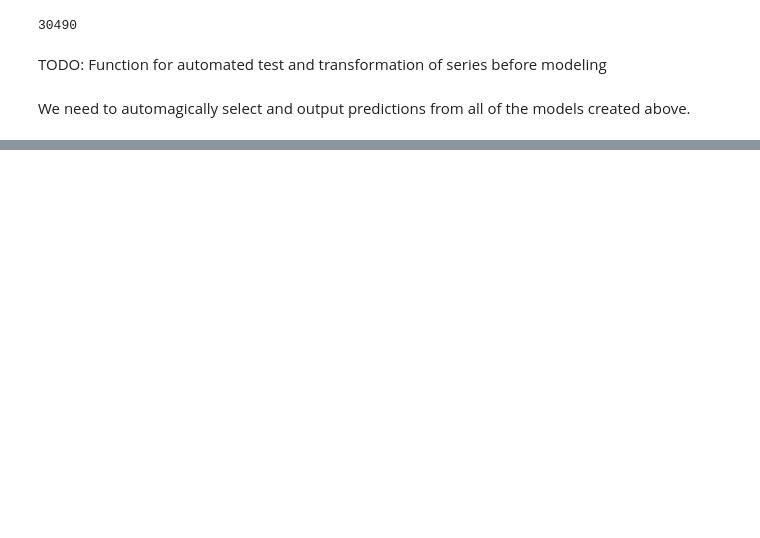
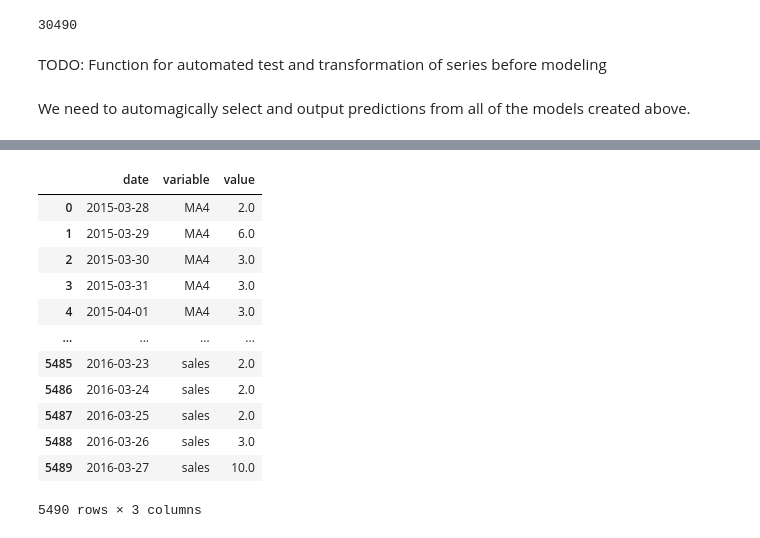
Before and after one commit to DanteHaywood/m5_forecast_accuracy, a Jupyter notebook: m5_forecast_accuracy.ipynb, the cells around one changed output, grey strips where cells are left out. Saved outputs shown, nothing was run; the diff lists cells and outputs as text; code cells hidden in the pictures; blank space fills up the shorter version.

```diff
--- a/m5_forecast_accuracy.ipynb
+++ b/m5_forecast_accuracy.ipynb
@@ -579,6 +579,7 @@ def double_exponential_smoothing(series, alphas, betas, h=0):
     DBL_ES_ALL.append(DBL_ES)
 
   DBL_ES_ALL = pd.DataFrame(DBL_ES_ALL).T
+  preds_all = pd.DataFrame(preds_all).T
 
   return_dict = {
       'series': series,
@@ -989,0 +1154,20 @@ mas
+# %%
+plot_df = train.merge(mods['in_sample_fits'], left_index=True, right_index=True)
+vals = list(mods['in_sample_fits'].columns.values)
+vals.append('sales')
+plot_melt = plot_df.melt(id_vars='date', value_vars=vals)
+plot_melt
+# %% [output]
+|  | date | variable | value |
+| 0 | 2015-03-28 | MA4 | 2.0 |
+| 1 | 2015-03-29 | MA4 | 6.0 |
+| 2 | 2015-03-30 | MA4 | 3.0 |
+| 3 | 2015-03-31 | MA4 | 3.0 |
+| 4 | 2015-04-01 | MA4 | 3.0 |
+| ... | ... | ... | ... |
+| 5485 | 2016-03-23 | sales | 2.0 |
+| 5486 | 2016-03-24 | sales | 2.0 |
+| 5487 | 2016-03-25 | sales | 2.0 |
+| 5488 | 2016-03-26 | sales | 3.0 |
+| 5489 | 2016-03-27 | sales | 10.0 |
+5490 rows × 3 columns
```
Also changed, not shown: parts of 13 cells of this notebook.
